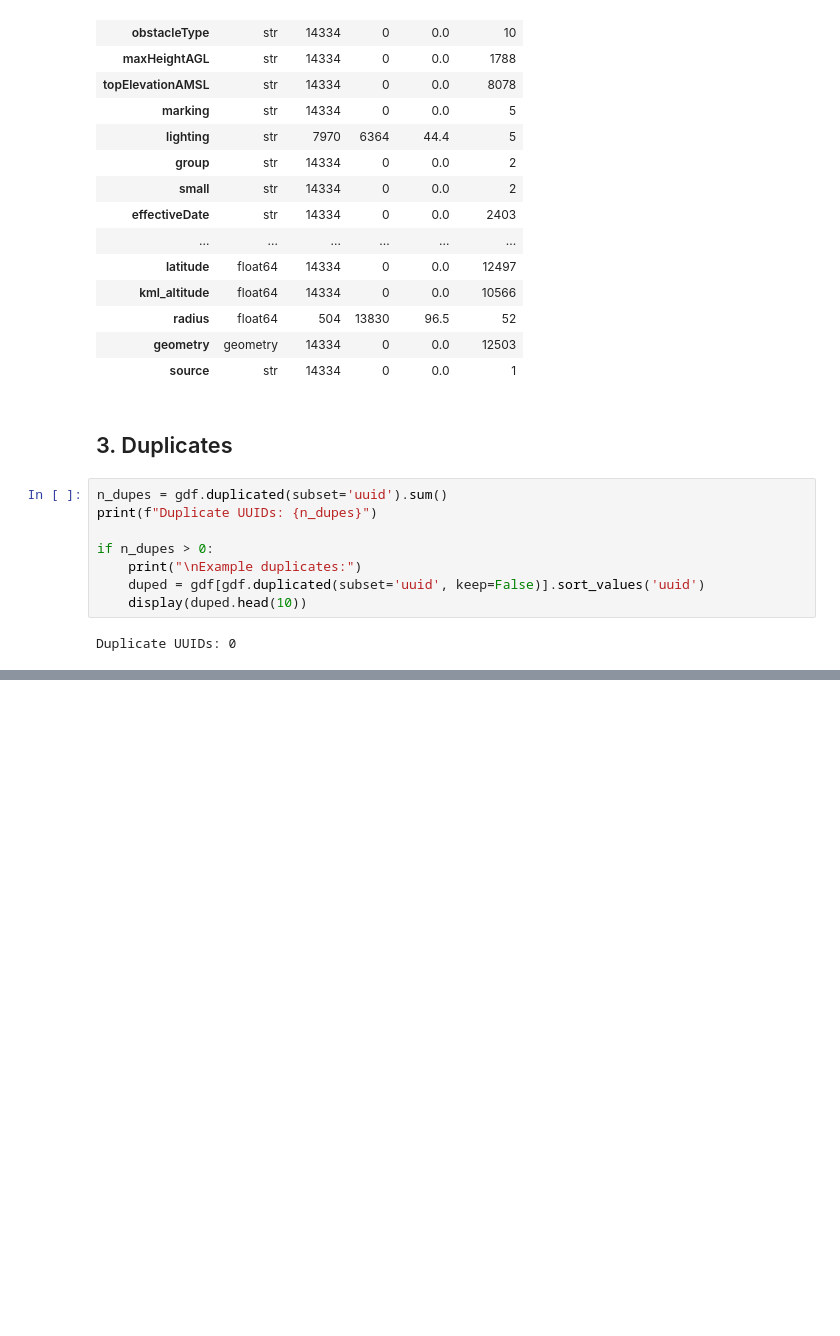
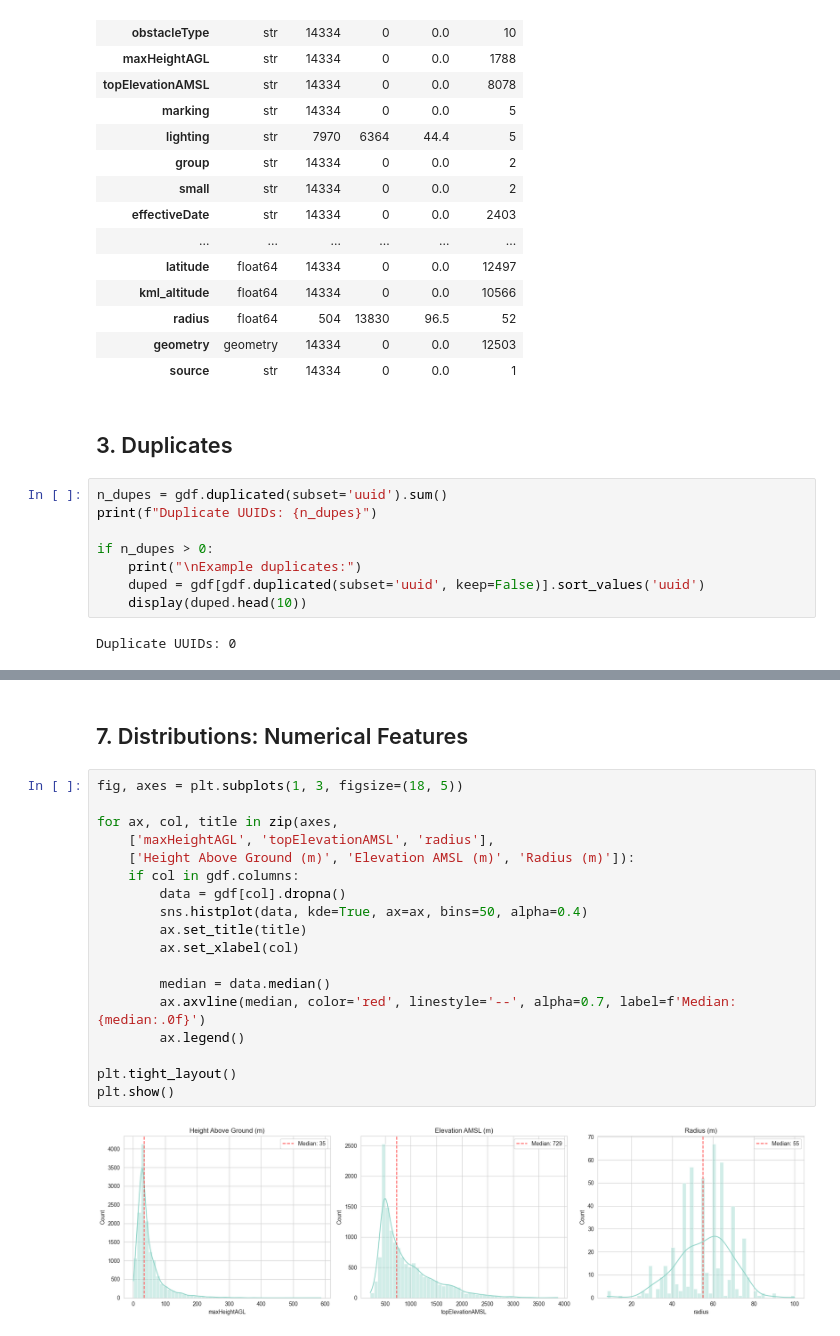
Before and after one commit to maybebool/swiss-airspace-obstacle-profiling, a Jupyter notebook: notebooks/Data_Ingestion_and_Quality_Assessment.ipynb, the cells around one changed output, grey strips where cells are left out. Cells and saved outputs as stored; diff of their text form; blank space fills up the shorter version.

Commit message:
Categorial Features and distribution for num features

```diff
--- a/notebooks/Data_Ingestion_and_Quality_Assessment.ipynb
+++ b/notebooks/Data_Ingestion_and_Quality_Assessment.ipynb
@@ -74,0 +181,22 @@ Duplicate UUIDs: 0
+# %% [markdown]
+## 7. Distributions: Numerical Features
+# %%
+fig, axes = plt.subplots(1, 3, figsize=(18, 5))
+
+for ax, col, title in zip(axes,
+    ['maxHeightAGL', 'topElevationAMSL', 'radius'],
+    ['Height Above Ground (m)', 'Elevation AMSL (m)', 'Radius (m)']):
+    if col in gdf.columns:
+        data = gdf[col].dropna()
+        sns.histplot(data, kde=True, ax=ax, bins=50, alpha=0.4)
+        ax.set_title(title)
+        ax.set_xlabel(col)
+
+        median = data.median()
+        ax.axvline(median, color='red', linestyle='--', alpha=0.7, label=f'Median: {median:.0f}')
+        ax.legend()
+
+plt.tight_layout()
+plt.show()
+# %% [output]
+[figure, added]
```
Also changed, not shown: parts of 8 cells of this notebook.
